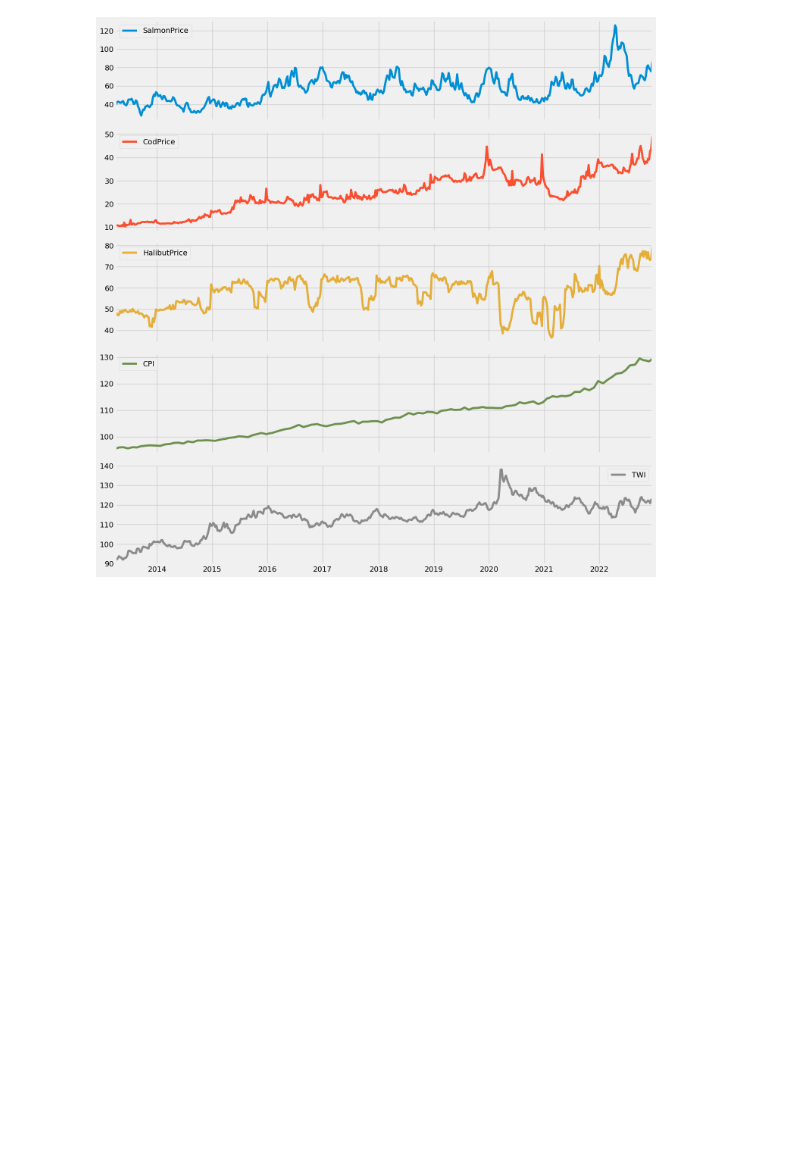
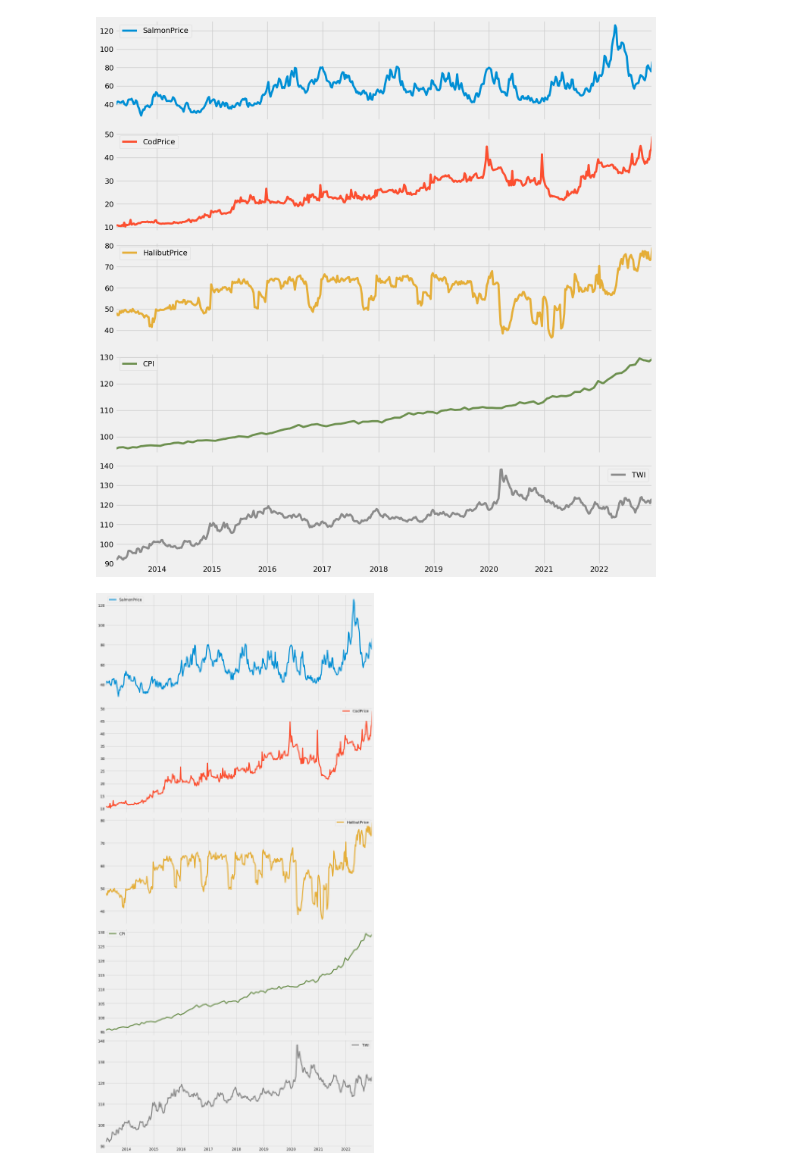
Before and after one commit to BachelorLaks/bachelor2023, a Jupyter notebook: data/Exploratory analysis.ipynb, the cells around one changed output. Drawn from its saved outputs; the diff is of its cells as text; code cells hidden in the pictures; blank space fills up the shorter version.

```diff
--- a/data/Exploratory analysis.ipynb
+++ b/data/Exploratory analysis.ipynb
@@ -34,3 +35,10 @@ plt.tight_layout()
 plt.show()
 # %% [output]
 [figure]
+# %%
+var_set.plot(subplots = True, figsize=(15,30))
+
+plt.tight_layout()
+plt.show()
+# %% [output]
+[figure, added]
```
Also changed, not shown: parts of 3 cells of this notebook, 1 other file.
